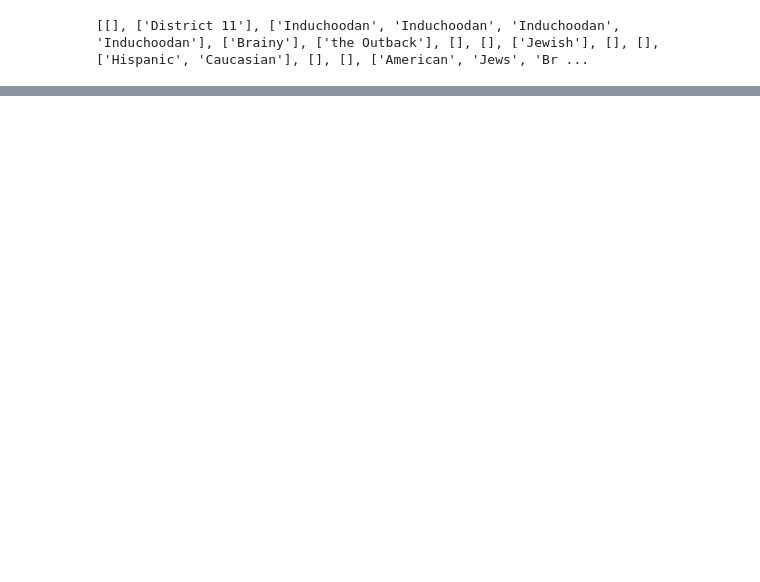
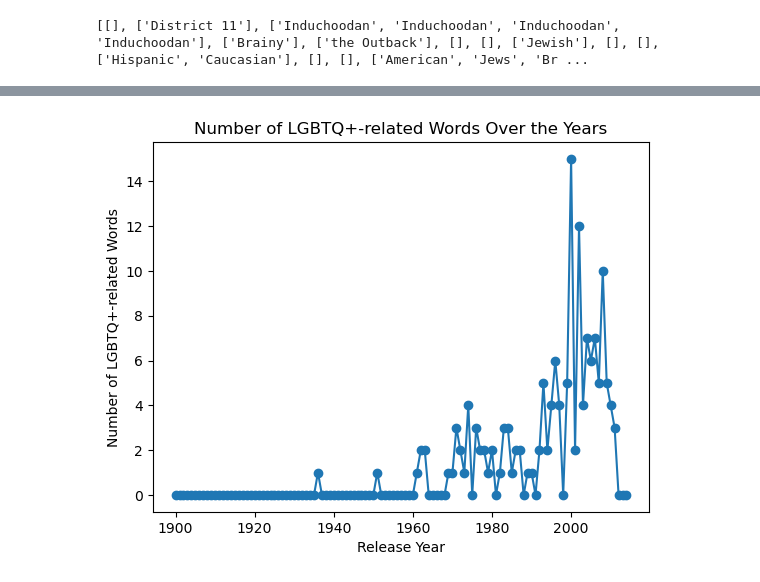
Before and after one commit to epfl-ada/ada-2023-project-padawans, a Jupyter notebook: Q3.ipynb, the cells around one changed output, grey strips where cells are left out. Cells and saved outputs as stored; diff of their text form; code cells hidden in the pictures; blank space fills up the shorter version.

```diff
--- a/Q3.ipynb
+++ b/Q3.ipynb
@@ -173,0 +231,23 @@ print(list)
+# %%
+lgbtq_keywords = [
+    "lgbt", "lgbtq", "lgbtq+",
+    "gay", "lesbian", "bisexual", "transgender", "queer",
+    "homosexual", "heterosexual",
+    "pride", "rainbow",
+    "same-sex", "same-gender",
+    "non-binary", "genderqueer",
+    "drag queen", "drag king",
+    "coming out",
+    "allies",
+    "hrc", "human rights campaign",
+    "stonewall",
+    "transphobia", "homophobia", "biphobia",
+    "intersectionality",
+    "safe space",
+    "gender identity", "sexual orientation",
+    "pronouns",
+    "lgbtq rights"]
+ethnicity = 'LGBTQ+'
+plot_occurrences(df,lgbtq_keywords,ethnicity)
+# %% [output]
+[figure, added]
```
Also changed, not shown: parts of 24 cells of this notebook.
